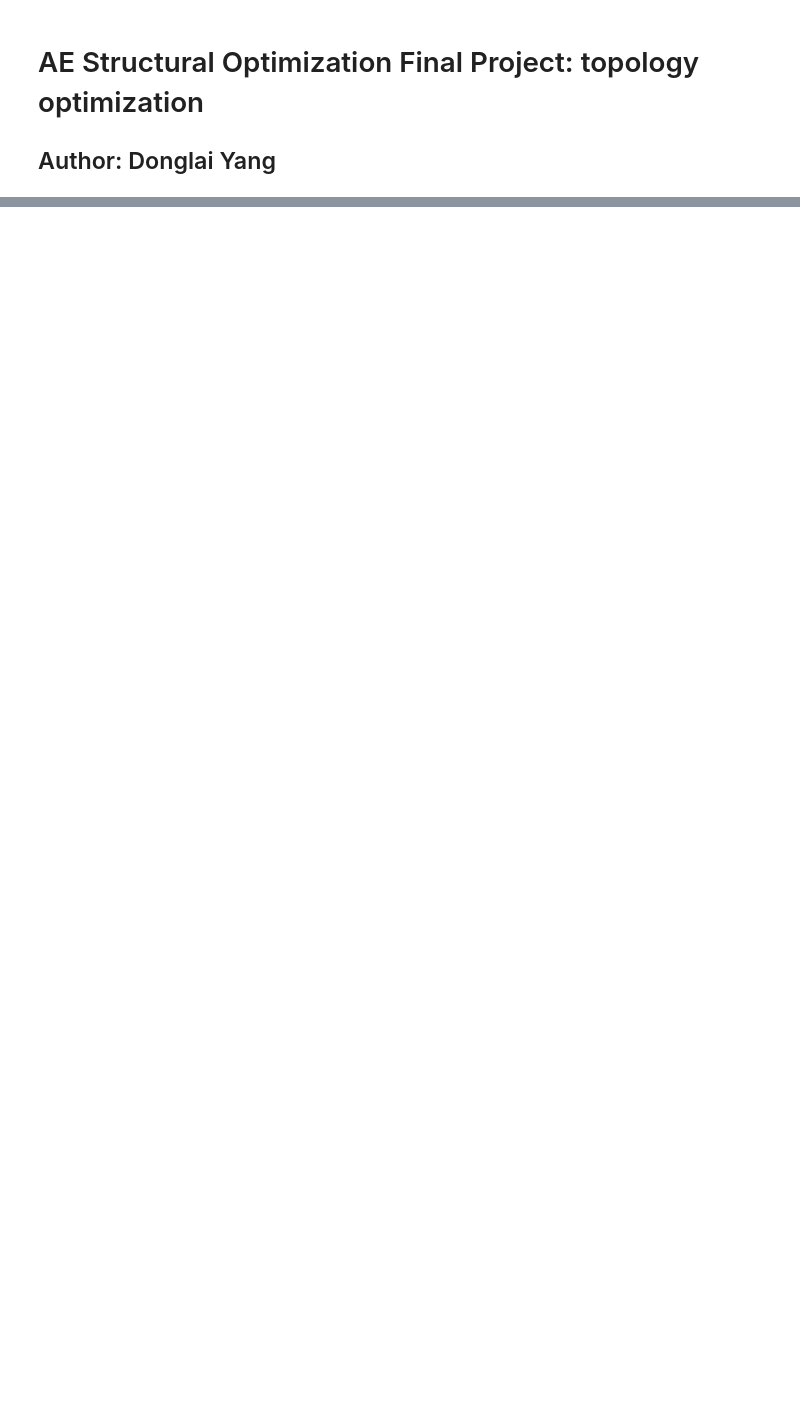
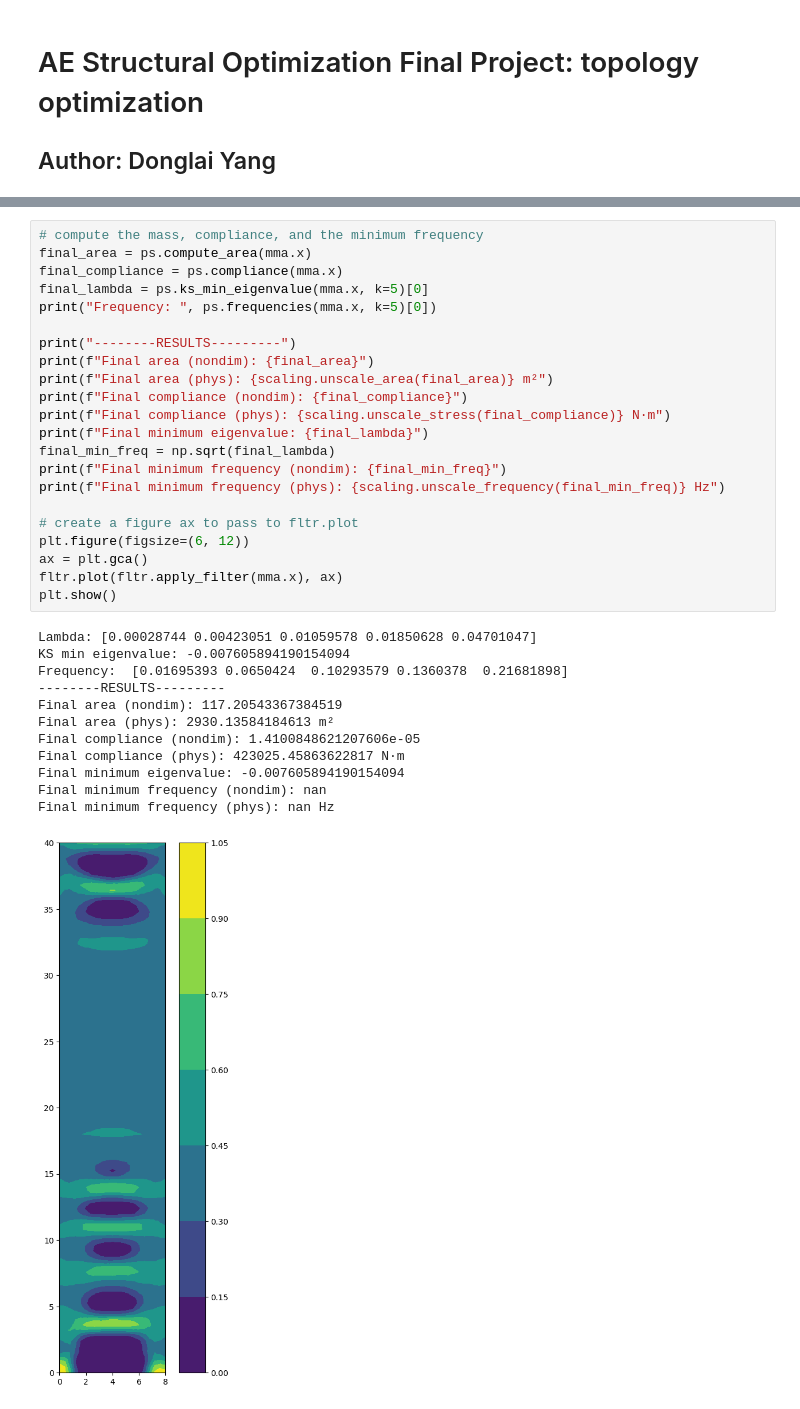
Before and after one commit to alastairyang/structural-topology-optimization, a Jupyter notebook: project-Donglai-Yang.ipynb, the cells around one changed output, grey strips where cells are left out. Cells and saved outputs as stored; diff of their text form; blank space fills up the shorter version.

Commit message:
mass and compliance constraint working

```diff
--- a/project-Donglai-Yang.ipynb
+++ b/project-Donglai-Yang.ipynb
@@ -1073,0 +1356,35 @@ Number of nodes: 6426
+# %%
+# compute the mass, compliance, and the minimum frequency
+final_area = ps.compute_area(mma.x)
+final_compliance = ps.compliance(mma.x)
+final_lambda = ps.ks_min_eigenvalue(mma.x, k=5)[0]
+print("Frequency: ", ps.frequencies(mma.x, k=5)[0])
+
+print("--------RESULTS---------")
+print(f"Final area (nondim): {final_area}")
+print(f"Final area (phys): {scaling.unscale_area(final_area)} m²")
+print(f"Final compliance (nondim): {final_compliance}")
+print(f"Final compliance (phys): {scaling.unscale_stress(final_compliance)} N·m")
+print(f"Final minimum eigenvalue: {final_lambda}")
+final_min_freq = np.sqrt(final_lambda)
+print(f"Final minimum frequency (nondim): {final_min_freq}")
+print(f"Final minimum frequency (phys): {scaling.unscale_frequency(final_min_freq)} Hz")
+
+# create a figure ax to pass to fltr.plot
+plt.figure(figsize=(6, 12))
+ax = plt.gca()
+fltr.plot(fltr.apply_filter(mma.x), ax)
+plt.show()
+# %% [output]
+Lambda: [0.00028744 0.00423051 0.01059578 0.01850628 0.04701047]
+KS min eigenvalue: -0.007605894190154094
+Frequency:  [0.01695393 0.0650424  0.10293579 0.1360378  0.21681898]
+--------RESULTS---------
+Final area (nondim): 117.20543367384519
+Final area (phys): 2930.13584184613 m²
+Final compliance (nondim): 1.4100848621207606e-05
+Final compliance (phys): 423025.45863622817 N·m
+Final minimum eigenvalue: -0.007605894190154094
+Final minimum frequency (nondim): nan
+Final minimum frequency (phys): nan Hz
+[figure, added]
```
Also changed, not shown: parts of 7 cells of this notebook.
